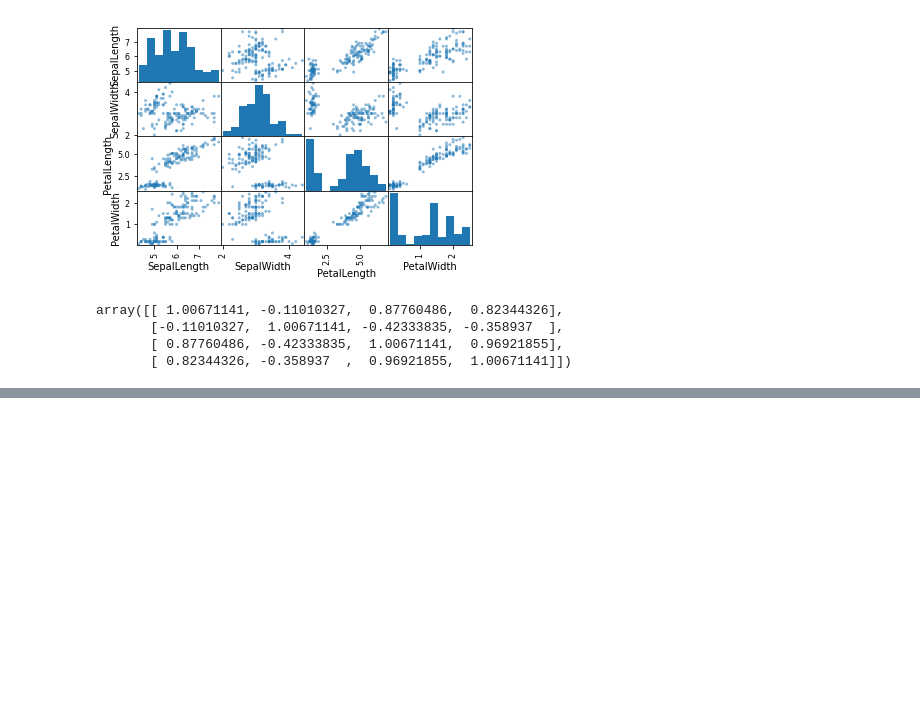
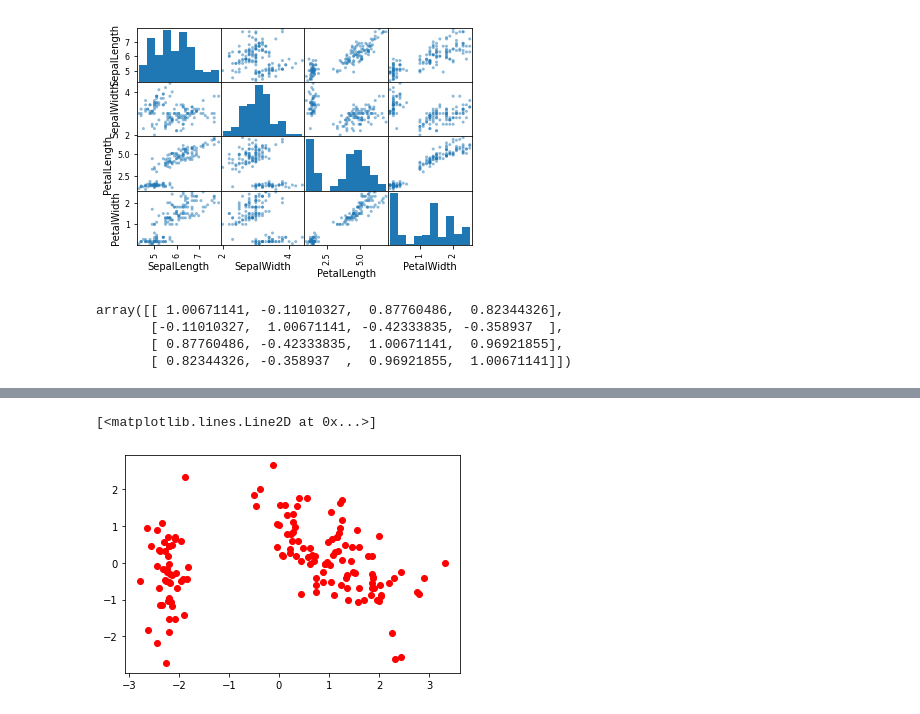
Before and after one commit to sitthatkaja/multivariate, a Jupyter notebook: Chapter3_PCA.ipynb, the cells around one changed output, grey strips where cells are left out. Saved outputs shown, nothing was run; the diff lists cells and outputs as text; code cells hidden in the pictures; blank space fills up the shorter version.

```diff
--- a/Chapter3_PCA.ipynb
+++ b/Chapter3_PCA.ipynb
@@ -260,0 +312,3 @@ array([[ 1.00671141, -0.11010327,  0.87760486,  0.82344326],
+# %%
+selected_eigen_vectors = eigen_vectors[:,:2]
+selected_eigen_vectors
@@ -260,0 +323,3 @@ array([[ 1.00671141, -0.11010327,  0.87760486,  0.82344326],
+# %%
+X = data_matrix_m0_std1
+X.shape
@@ -260,0 +328,3 @@ array([[ 1.00671141, -0.11010327,  0.87760486,  0.82344326],
+# %%
+W = selected_eigen_vectors
+W.shape
@@ -260,0 +333,3 @@ array([[ 1.00671141, -0.11010327,  0.87760486,  0.82344326],
+# %%
+X_pca = X.T.dot(W)
+X_pca
@@ -260,0 +354,5 @@ array([[ 1.00671141, -0.11010327,  0.87760486,  0.82344326],
+# %%
+plt.plot(X_pca[:,0],X_pca[:,1],'or')
+# %% [output]
+[<matplotlib.lines.Line2D at 0x...>]
+[figure, added]
```
Also changed, not shown: parts of 18 cells of this notebook.
